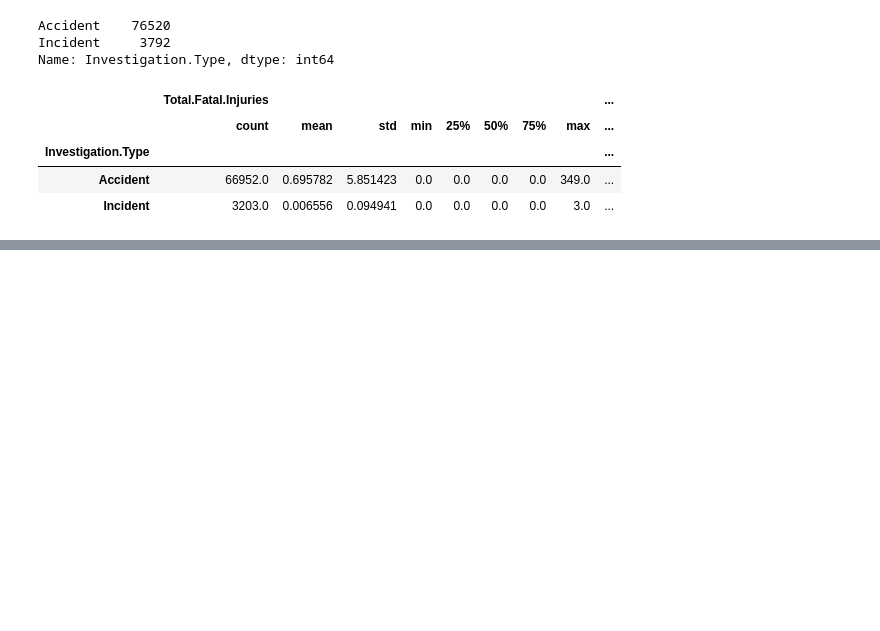
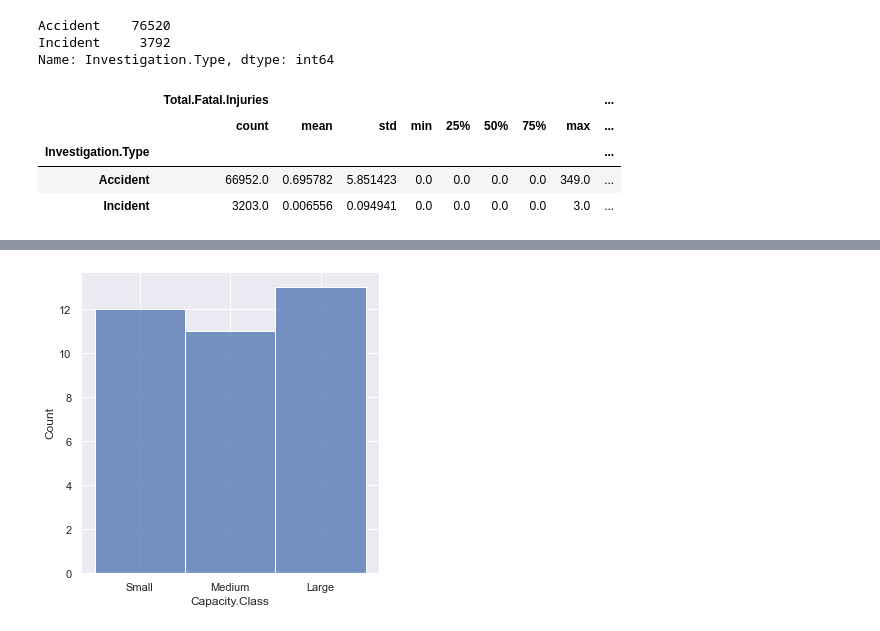
Before and after one commit to dman01337/Aircraft_EDA, a Jupyter notebook: FI_DS_Project1.ipynb, the cells around one changed output, grey strips where cells are left out. Saved outputs shown, nothing was run; the diff lists cells and outputs as text; code cells hidden in the pictures; blank space fills up the shorter version.

```diff
--- a/FI_DS_Project1.ipynb
+++ b/FI_DS_Project1.ipynb
@@ -406,0 +494,5 @@ model_df = df.groupby(['Make', 'Model'])['Total.Fatal.Injuries'].sum().sort_valu
+# %%
+# even classes based on our choices of bins for model capacity
+ax = sns.displot(data=agg_df['Capacity.Class'])
+# %% [output]
+[figure, added]
```
Also changed, not shown: parts of 39 cells of this notebook, 6 other files.
